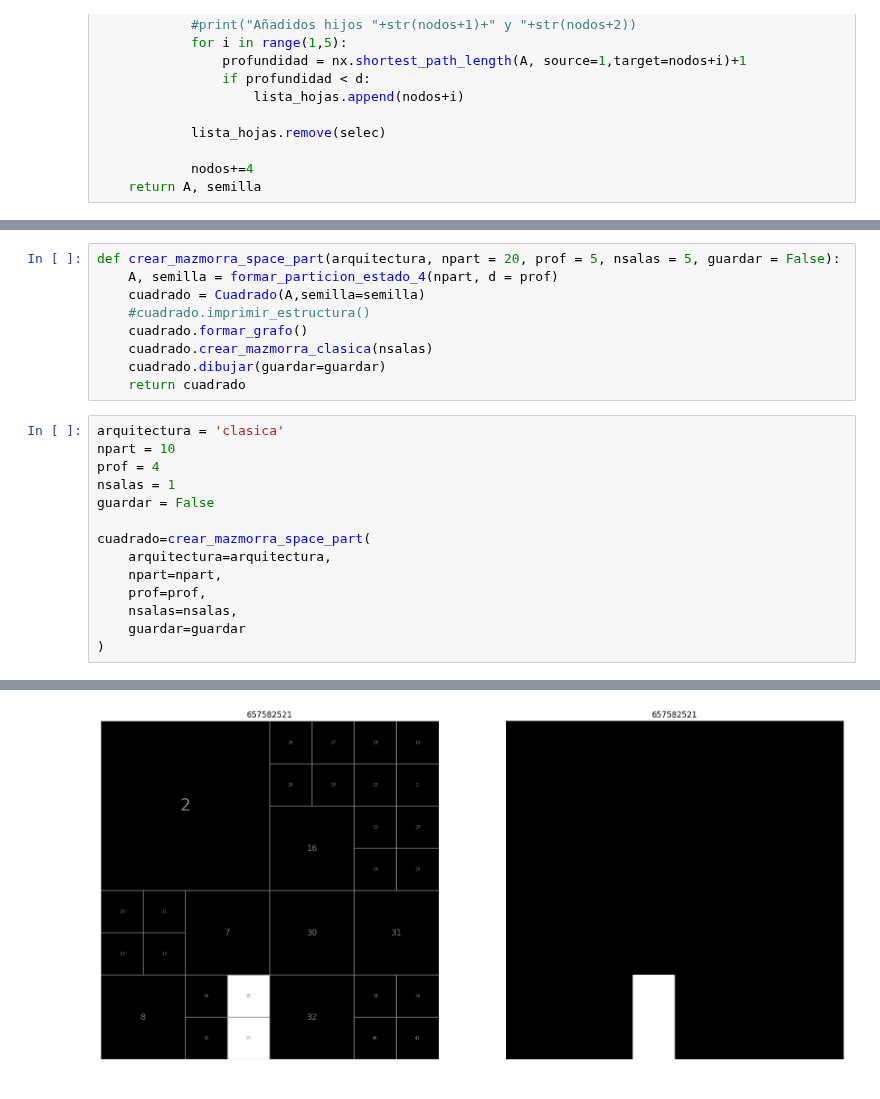
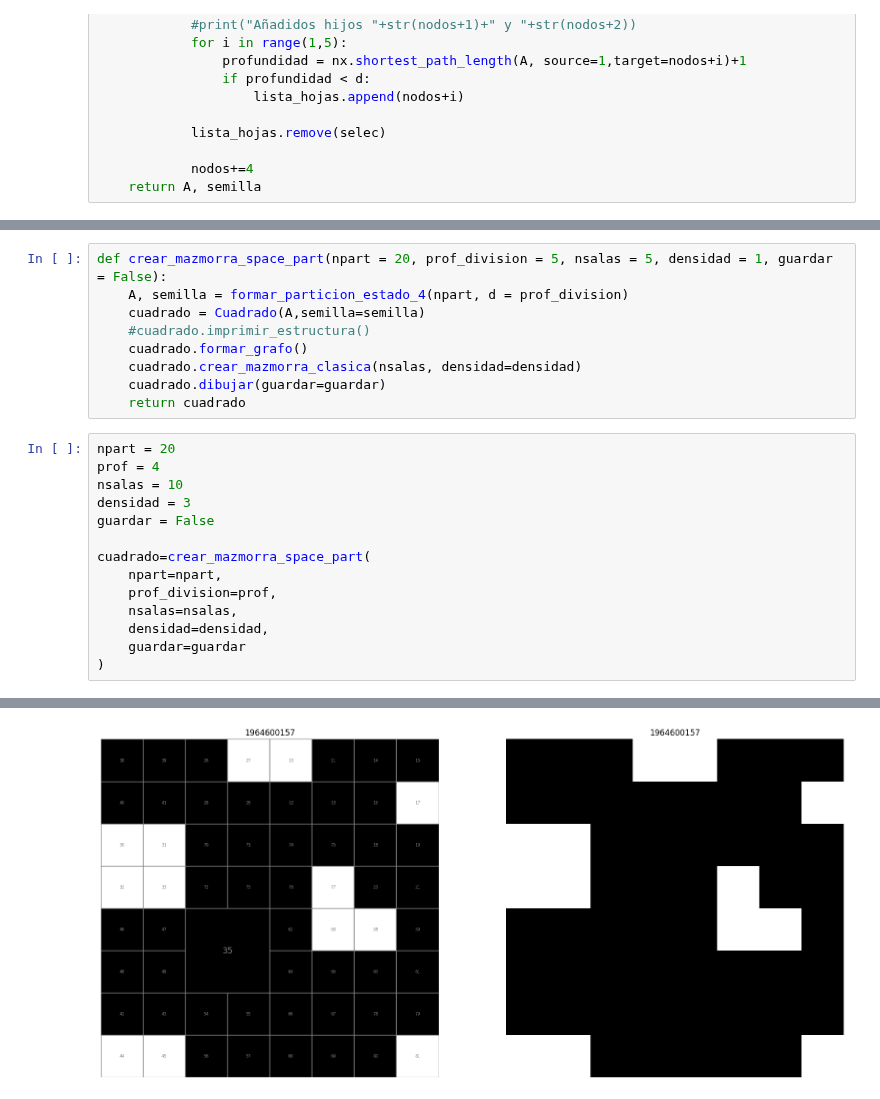
Before and after one commit to MarioPG21/TFG_generacion_mazmorras, a Jupyter notebook: Space Partitioning/Space_Partitioning.ipynb, the cells around one changed output, grey strips where cells are left out. Drawn from its saved outputs; the diff is of its cells as text.

```diff
--- a/Space Partitioning/Space_Partitioning.ipynb
+++ b/Space Partitioning/Space_Partitioning.ipynb
@@ -492,26 +513,26 @@ class Cuadrado():
 
             print(f"Figura guardada en: {archivo_guardado}")
 # %%
-def crear_mazmorra_space_part(arquitectura, npart = 20, prof = 5, nsalas = 5, guardar = False):
-    A, semilla = formar_particion_estado_4(npart, d = prof)
+def crear_mazmorra_space_part(npart = 20, prof_division = 5, nsalas = 5, densidad = 1, guardar = False):
+    A, semilla = formar_particion_estado_4(npart, d = prof_division)
     cuadrado = Cuadrado(A,semilla=semilla)
     #cuadrado.imprimir_estructura()
     cuadrado.formar_grafo()
-    cuadrado.crear_mazmorra_clasica(nsalas)
+    cuadrado.crear_mazmorra_clasica(nsalas, densidad=densidad)
     cuadrado.dibujar(guardar=guardar)
     return cuadrado
 # %%
-arquitectura = 'clasica'
-npart = 10
+npart = 20
 prof = 4
-nsalas = 1
+nsalas = 10
+densidad = 3
 guardar = False
 
 cuadrado=crear_mazmorra_space_part(
-    arquitectura=arquitectura,
     npart=npart,
-    prof=prof,
+    prof_division=prof,
     nsalas=nsalas,
+    densidad=densidad,
     guardar=guardar
 )
 # %% [output]
@@ -519 +556 @@ SELECCIONADO 35 con la expansión E04_abajo
-[figure, old version]
+[figure, new version]
```
Also changed, not shown: parts of 6 cells of this notebook.
